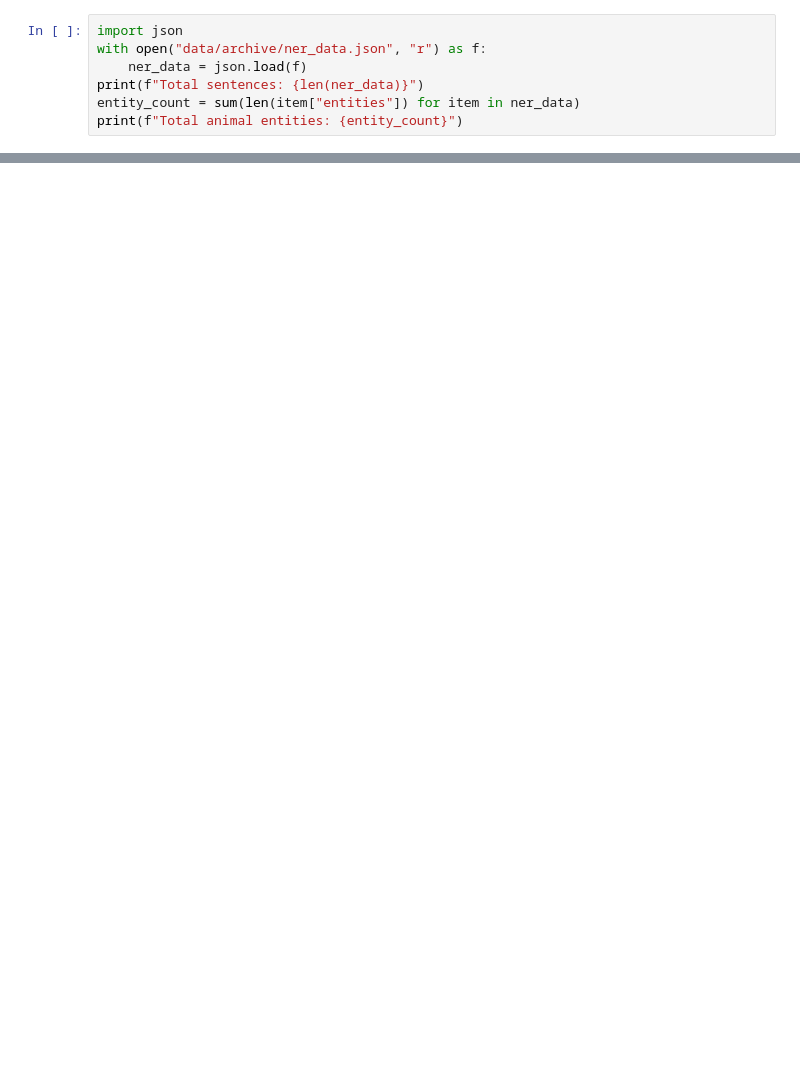
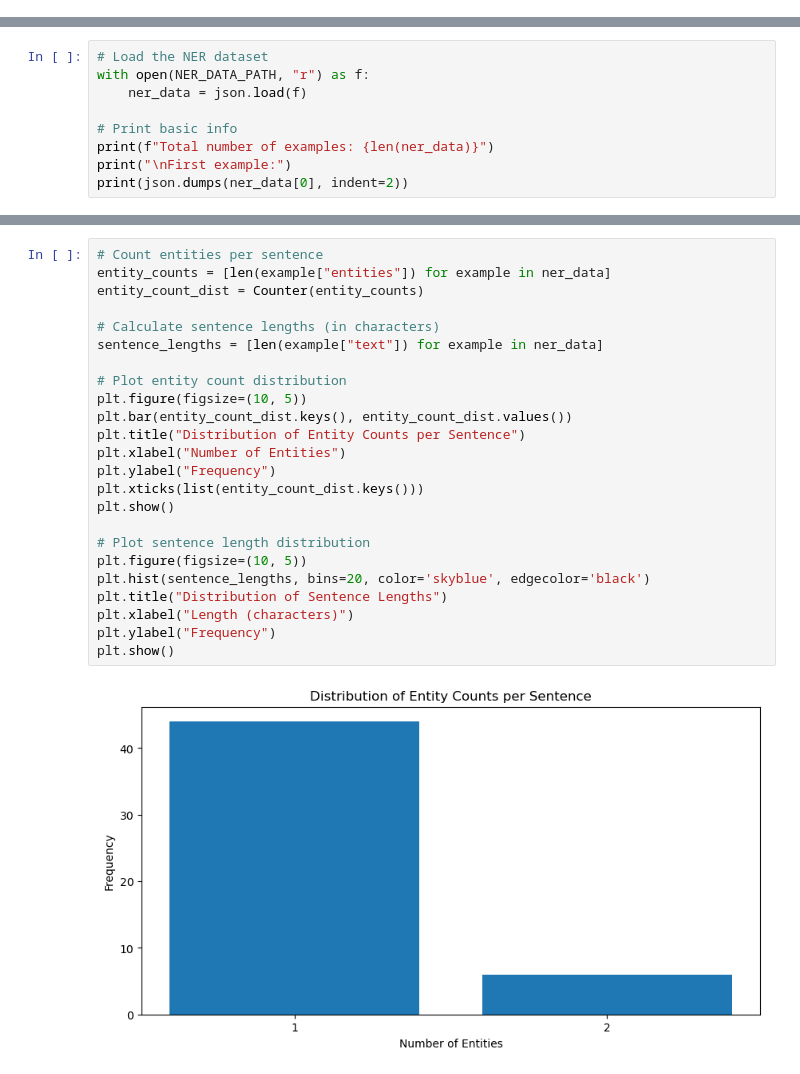
Before and after one commit to RomanRybitskyi/WinstarsAI, a Jupyter notebook: Task_2/notebook.ipynb, the cells around one changed output, grey strips where cells are left out. Drawn from its saved outputs; the diff is of its cells as text; blank space fills up the shorter version.

```diff
--- a/Task_2/notebook.ipynb
+++ b/Task_2/notebook.ipynb
@@ -36,7 +0,0 @@ for class_name in class_counts.keys():
-# %%
-import json
-with open("data/archive/ner_data.json", "r") as f:
-    ner_data = json.load(f)
-print(f"Total sentences: {len(ner_data)}")
-entity_count = sum(len(item["entities"]) for item in ner_data)
-print(f"Total animal entities: {entity_count}")
@@ -45,0 +15,9 @@ Total animal entities: 57
+# %%
+# Load the NER dataset
+with open(NER_DATA_PATH, "r") as f:
+    ner_data = json.load(f)
+
+# Print basic info
+print(f"Total number of examples: {len(ner_data)}")
+print("\nFirst example:")
+print(json.dumps(ner_data[0], indent=2))
@@ -45,0 +38,26 @@ Total animal entities: 57
+# %%
+# Count entities per sentence
+entity_counts = [len(example["entities"]) for example in ner_data]
+entity_count_dist = Counter(entity_counts)
+
+# Calculate sentence lengths (in characters)
+sentence_lengths = [len(example["text"]) for example in ner_data]
+
+# Plot entity count distribution
+plt.figure(figsize=(10, 5))
+plt.bar(entity_count_dist.keys(), entity_count_dist.values())
+plt.title("Distribution of Entity Counts per Sentence")
+plt.xlabel("Number of Entities")
+plt.ylabel("Frequency")
+plt.xticks(list(entity_count_dist.keys()))
+plt.show()
+
+# Plot sentence length distribution
+plt.figure(figsize=(10, 5))
+plt.hist(sentence_lengths, bins=20, color='skyblue', edgecolor='black')
+plt.title("Distribution of Sentence Lengths")
+plt.xlabel("Length (characters)")
+plt.ylabel("Frequency")
+plt.show()
+# %% [output]
+[figure, added]
```
Also changed, not shown: parts of 10 cells of this notebook.
